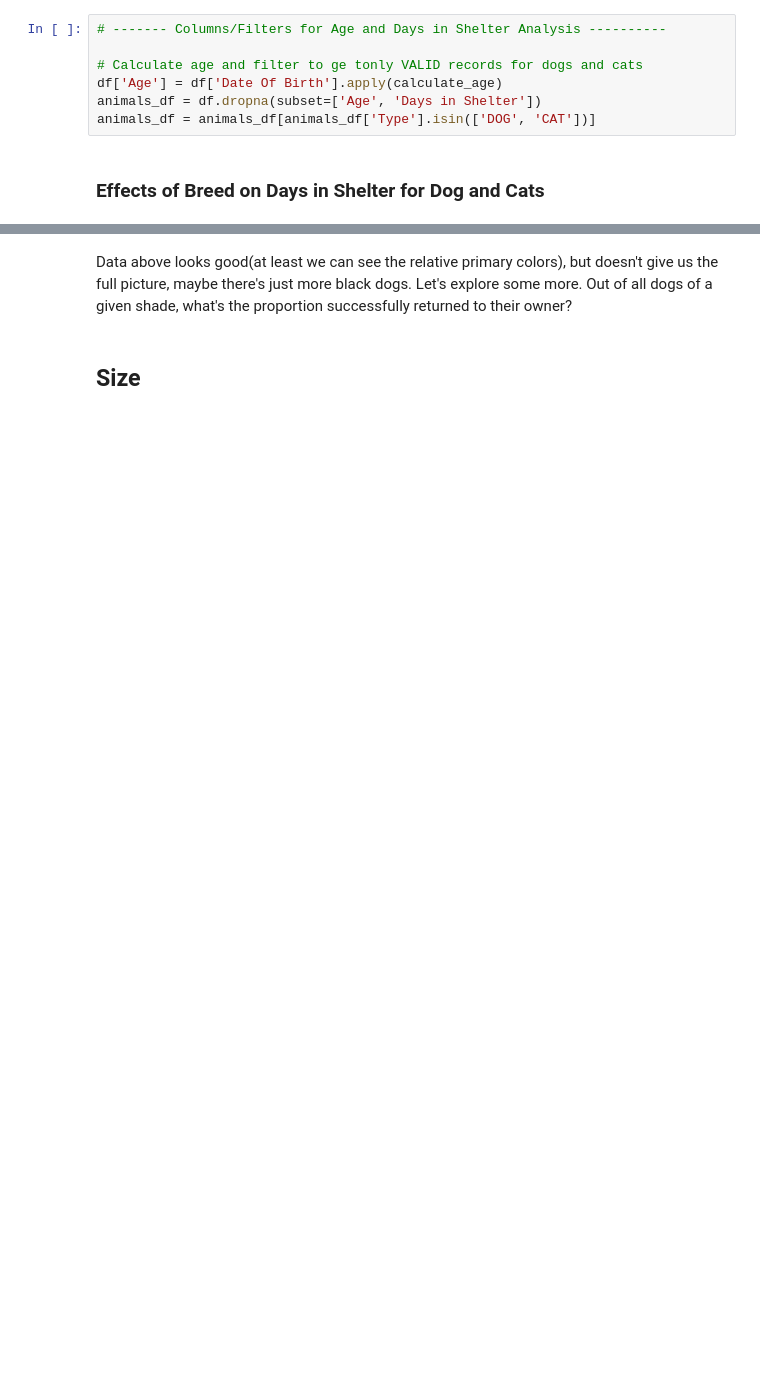
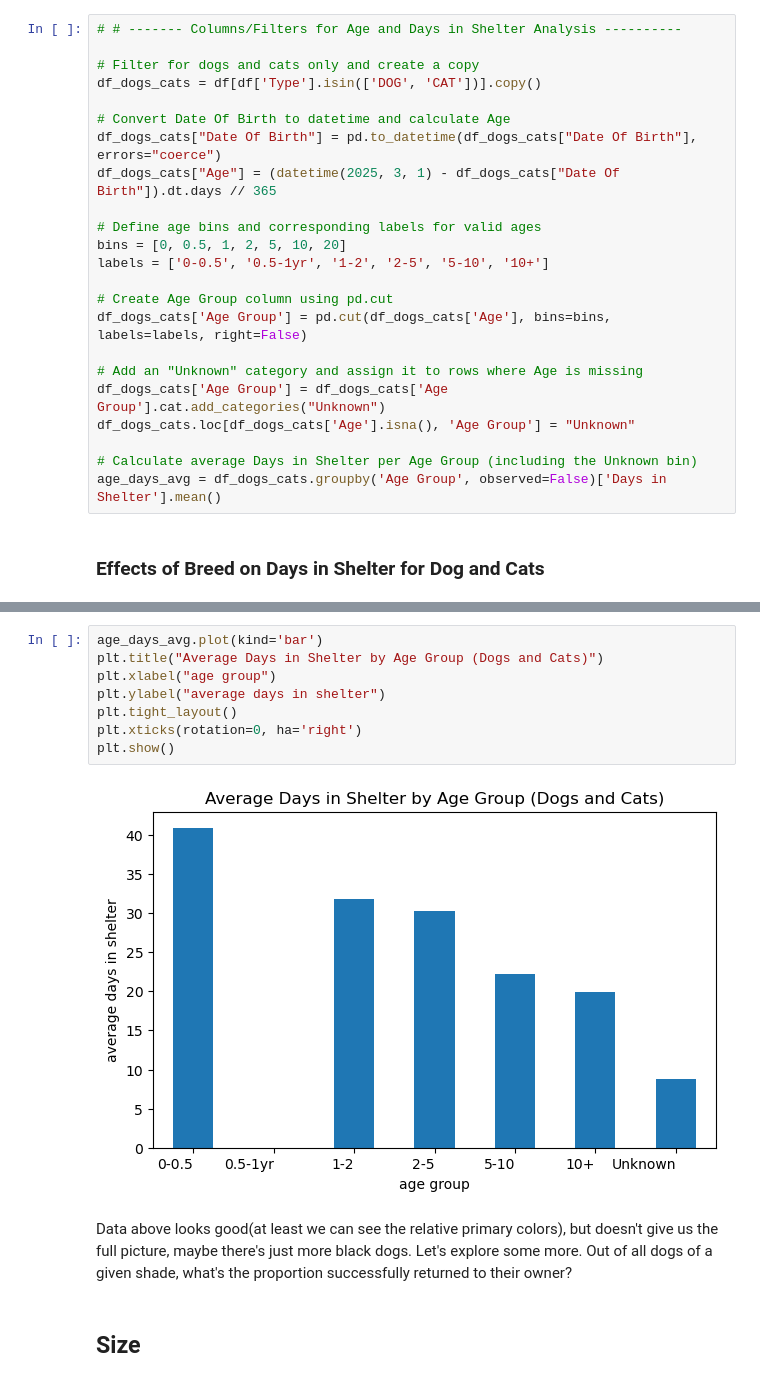
Before and after one commit to dalibug/383_ds_project_1, a Jupyter notebook: sonoma_shelter.ipynb, the cells around one changed output, grey strips where cells are left out. Saved outputs shown, nothing was run; the diff lists cells and outputs as text; blank space fills up the shorter version.

```diff
--- a/sonoma_shelter.ipynb
+++ b/sonoma_shelter.ipynb
@@ -142,12 +135,28 @@ most_common_cat_breeds = cat_breed_counts.head(10).index.tolist()
 cat_breed_days = cat_df[cat_df['PrimaryBreed'].isin(most_common_cat_breeds)]
 cat_avg_days = cat_breed_days.groupby('PrimaryBreed')['Days in Shelter'].mean().reindex(most_common_cat_breeds)
 # %%
-# ------- Columns/Filters for Age and Days in Shelter Analysis ----------
+# # ------- Columns/Filters for Age and Days in Shelter Analysis ----------
 
-# Calculate age and filter to ge tonly VALID records for dogs and cats
-df['Age'] = df['Date Of Birth'].apply(calculate_age)
-animals_df = df.dropna(subset=['Age', 'Days in Shelter'])
-animals_df = animals_df[animals_df['Type'].isin(['DOG', 'CAT'])]
+# Filter for dogs and cats only and create a copy
+df_dogs_cats = df[df['Type'].isin(['DOG', 'CAT'])].copy()
+
+# Convert Date Of Birth to datetime and calculate Age
+df_dogs_cats["Date Of Birth"] = pd.to_datetime(df_dogs_cats["Date Of Birth"], errors="coerce")
+df_dogs_cats["Age"] = (datetime(2025, 3, 1) - df_dogs_cats["Date Of Birth"]).dt.days // 365
+
+# Define age bins and corresponding labels for valid ages
+bins = [0, 0.5, 1, 2, 5, 10, 20]
+labels = ['0-0.5', '0.5-1yr', '1-2', '2-5', '5-10', '10+']
+
+# Create Age Group column using pd.cut
+df_dogs_cats['Age Group'] = pd.cut(df_dogs_cats['Age'], bins=bins, labels=labels, right=False)
+
+# Add an "Unknown" category and assign it to rows where Age is missing
+df_dogs_cats['Age Group'] = df_dogs_cats['Age Group'].cat.add_categories("Unknown")
+df_dogs_cats.loc[df_dogs_cats['Age'].isna(), 'Age Group'] = "Unknown"
+
+# Calculate average Days in Shelter per Age Group (including the Unknown bin)
+age_days_avg = df_dogs_cats.groupby('Age Group', observed=False)['Days in Shelter'].mean()
 # %% [markdown]
 ### Effects of Breed on Days in Shelter for Dog and Cats
 # %%
@@ -204,3 +213,13 @@ plt.show()
+# %%
+age_days_avg.plot(kind='bar')
+plt.title("Average Days in Shelter by Age Group (Dogs and Cats)")
+plt.xlabel("age group")
+plt.ylabel("average days in shelter")
+plt.tight_layout()
+plt.xticks(rotation=0, ha='right')
+plt.show()
+# %% [output]
+[figure, added]
 # %% [markdown]
 Data above looks good(at least we can see the relative primary colors), but doesn't give us the full picture, maybe there's just more black dogs. Let's explore some more. Out of all dogs of a given shade, what's the proportion successfully returned to their owner?
 # %% [markdown]
```
Also changed, not shown: parts of 14 cells of this notebook, 1 other file.
